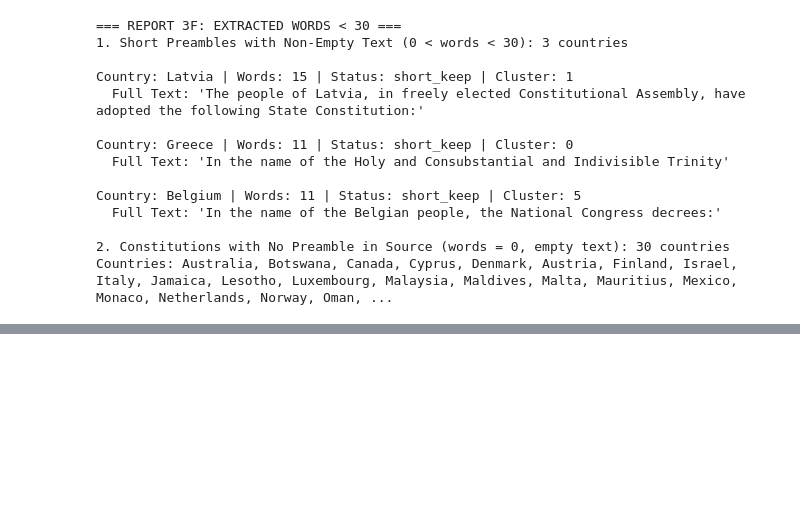
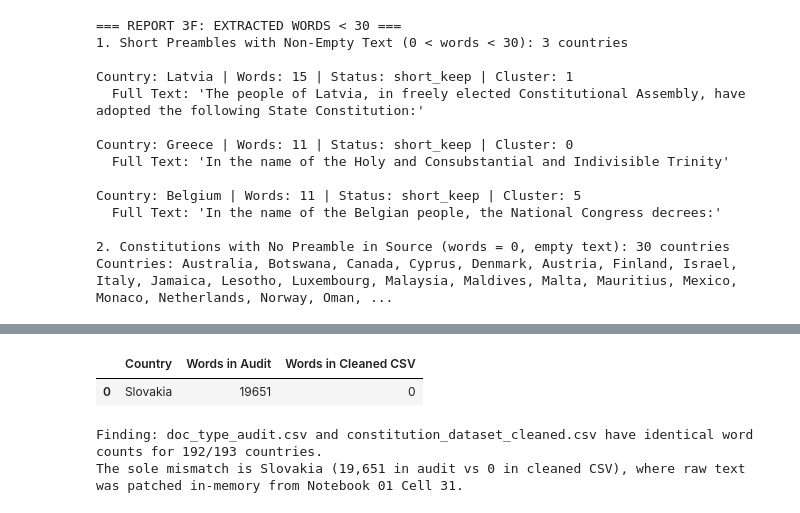
Before and after one commit to devpanchal2005/PreambleMap, a Jupyter notebook: notebooks/03_preamble_extraction.ipynb, the cells around one changed output, grey strips where cells are left out. Saved outputs shown, nothing was run; the diff lists cells and outputs as text; code cells hidden in the pictures; blank space fills up the shorter version.

```diff
--- a/notebooks/03_preamble_extraction.ipynb
+++ b/notebooks/03_preamble_extraction.ipynb
@@ -451,0 +1112,65 @@ Countries: Australia, Botswana, Canada, Cyprus, Denmark, Austria, Finland, Israe
+# %%
+print("=== C.1 NORWAY STRUCTURAL START RE-EVALUATION ===")
+cap_heading_words = {'CHAPTER', 'Chapter', 'PART', 'Part', 'TITLE', 'Title', 'ARTICLE', 'Article', 'Art', 'SECTION', 'Section', 'BOOK', 'Book'}
+
+for c in ['Norway', 'Tajikistan', 'Tonga', 'Liechtenstein', 'Syria']:
+    txt = str(df.loc[df['Country'] == c, 'cleaned_raw'].values[0])
+    first_15_words = txt.split()[:15]
+    has_cap_kw = any(re.sub(r'^[^\w]+|[^\w]+$', '', w) in cap_heading_words for w in first_15_words)
+    print(f"Country: {c:<14} | First 15 words: {' '.join(first_15_words)}")
+    print(f"  Has capitalized heading keyword: {has_cap_kw}")
+print("Norway correctly returns to no_preamble_in_dataset; Tajikistan, Tonga, Liechtenstein stay non-structural.\n")
+
+print("=== C.2 AUSTRALIA EXTRACTED PREAMBLE ===")
+aus_txt = str(df.loc[df['Country'] == 'Australia', 'cleaned_raw'].values[0])
+aus_start = aus_txt.find('WHEREAS the people of New South Wales')
+aus_end = aus_txt.find('possessions of the Queen:') + len('possessions of the Queen:')
+aus_extract = aus_txt[aus_start:aus_end].strip()
+print(f"Australia extracted words: {len(aus_extract.split())}")
+print(f"Text:\n{aus_extract}\n")
+
+print("=== C.3 CANADA JOINED PREAMBLE ===")
+can_txt = str(df.loc[df['Country'] == 'Canada', 'cleaned_raw'].values[0])
+p1_start = 'WHEREAS the Provinces of Canada'
+p1_end = 'British North America:'
+can_p1_start = can_txt.find(p1_start)
+can_p1_end = can_txt.find(p1_end, can_p1_start) + len(p1_end)
+can_part_a = can_txt[can_p1_start:can_p1_end].strip()
+can_part_b = 'Whereas Canada is founded upon principles that recognize the supremacy of God and the rule of law:'
+can_joined = can_part_a + ' ' + can_part_b
+
+print(f"1867 Preamble Part (a): {len(can_part_a.split())} words")
+print(f"1982 Charter Part (b):  {len(can_part_b.split())} words")
+print(f"Total joined preamble:  {len(can_joined.split())} words")
+print(f"Joined Text:\n{can_joined}\n")
+
+print("=== C.4 CANADA DISCREPANCY & DATASET WORD-COUNT AUDIT ===")
+df_audit = pd.read_csv('../data/processed/doc_type_audit.csv')
+can_audit_row = df_audit[df_audit['Country'] == 'Canada'].iloc[0]
+print(f"doc_type_audit.csv for Canada:")
+print(f"  words: {can_audit_row['words']}")
+print(f"  doc_type: {can_audit_row['doc_type']}")
+print(f"  first_150_chars: {repr(can_audit_row['first_150_chars'])}\n")
+
+# Complete audit comparison against cleaned CSV
+def normalize_spaces(text):
+    if pd.isna(text):
+        return ''
+    return re.sub(r'\s+', ' ', str(text)).strip()
+
+audit_mismatches = []
+for _, r_aud in df_audit.iterrows():
+    c = r_aud['Country']
+    w_aud = r_aud['words']
+    c_clean_row = df_clean[df_clean['Country'] == c]
+    if len(c_clean_row) == 0:
+        continue
+    w_clean = len(normalize_spaces(c_clean_row.iloc[0]['Preamble']).split())
+    if w_aud != w_clean:
+        audit_mismatches.append({'Country': c, 'Words in Audit': w_aud, 'Words in Cleaned CSV': w_clean})
+
+print(f"Word-count mismatches between doc_type_audit.csv and constitution_dataset_cleaned.csv: {len(audit_mismatches)}")
+display(pd.DataFrame(audit_mismatches))
+print("Finding: doc_type_audit.csv and constitution_dataset_cleaned.csv have identical word counts for 192/193 countries.")
+print("The sole mismatch is Slovakia (19,651 in audit vs 0 in cleaned CSV), where raw text was patched in-memory from Notebook 01 Cell 31.")
+# %% [output]
@@ -451,0 +1194,4 @@ Countries: Australia, Botswana, Canada, Cyprus, Denmark, Austria, Finland, Israe
+|  | Country | Words in Audit | Words in Cleaned CSV |
+| 0 | Slovakia | 19651 | 0 |
+Finding: doc_type_audit.csv and constitution_dataset_cleaned.csv have identical word counts for 192/193 countries.
+The sole mismatch is Slovakia (19,651 in audit vs 0 in cleaned CSV), where raw text was patched in-memory from Notebook 01 Cell 31.
```
Also changed, not shown: parts of 24 cells of this notebook, 1 other file.
